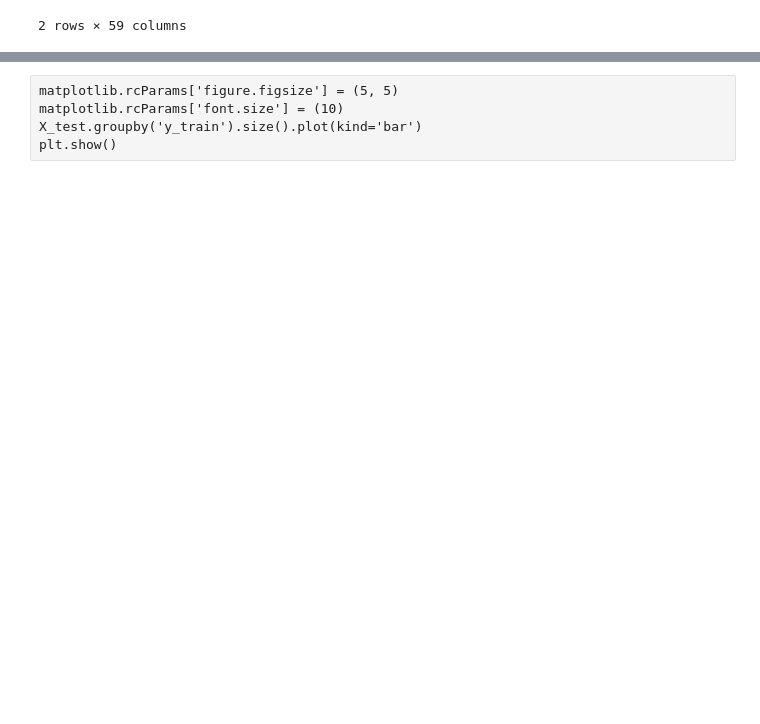
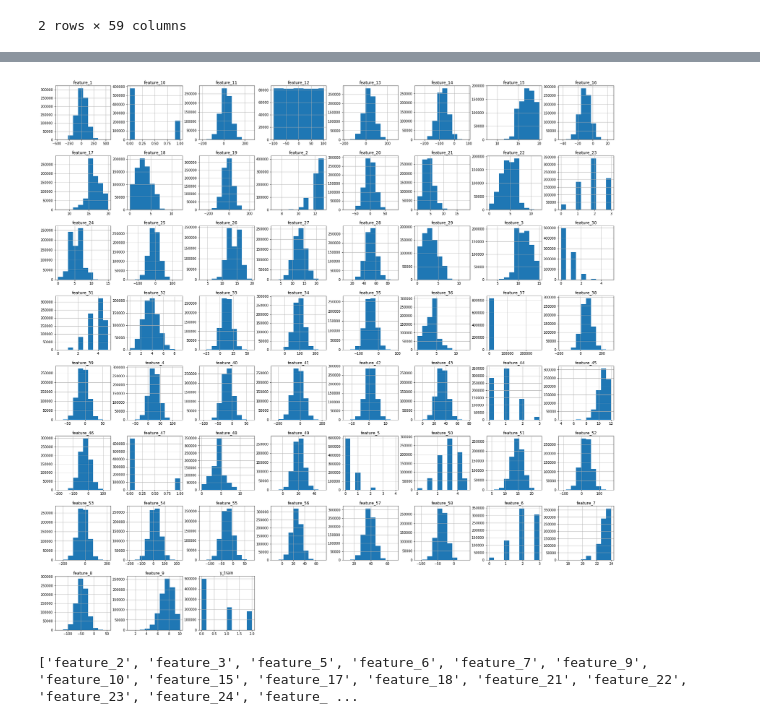
Before and after one commit to BoKS-man/EY_test_task-short-version-, a Jupyter notebook: task_research.ipynb, the cells around one changed output, grey strips where cells are left out. Saved outputs shown, nothing was run; the diff lists cells and outputs as text; code cells hidden in the pictures; blank space fills up the shorter version.

Commit message:
final model auc:.62

```diff
--- a/task_research.ipynb
+++ b/task_research.ipynb
@@ -313,11 +112,0 @@ pd.concat([data[data['y_train']==1], data[data['y_train']==0].sample(data[data['
-# %% [raw]
-matplotlib.rcParams['figure.figsize'] = (5, 5)
-matplotlib.rcParams['font.size'] = (10)
-X_test.groupby('y_train').size().plot(kind='bar')
-plt.show()
-# %%
-matplotlib.rcParams['figure.figsize'] = (30, 8)
-matplotlib.rcParams['font.size'] = (14)
-pd.DataFrame(dict(zip(model.feature_names_,model.feature_importances_)),
-             index=[0]).T.sort_values(by=0).iloc[-20:,:].plot(kind='barh')
-plt.show()
@@ -326,0 +113,19 @@ top20cols = list(pd.DataFrame(dict(zip(model.feature_names_,model.feature_import
+# %%
+'''
+смотрим распределения полей, что бы составить представление о характере имеющихся данных
+для принятия решения о способе заполнения пропущенных значений
+'''
+matplotlib.rcParams['figure.figsize'] = (30, 30)
+matplotlib.rcParams['font.size'] = (10)
+data.hist()
+plt.show()
+# %% [output]
+[figure, added]
+# %%
+'''
+выбираем категориальные признаки
+'''
+cat_columns = [c for c in data.columns if (data[c].dropna().nunique() <= 20) and ('isnull' not in c) and (c != 'y_train')]
+print(cat_columns)
+# %% [output]
+['feature_2', 'feature_3', 'feature_5', 'feature_6', 'feature_7', 'feature_9', 'feature_10', 'feature_15', 'feature_17', 'feature_18', 'feature_21', 'feature_22', 'feature_23', 'feature_24', 'feature_ ...
```
Also changed, not shown: parts of 48 cells of this notebook.
